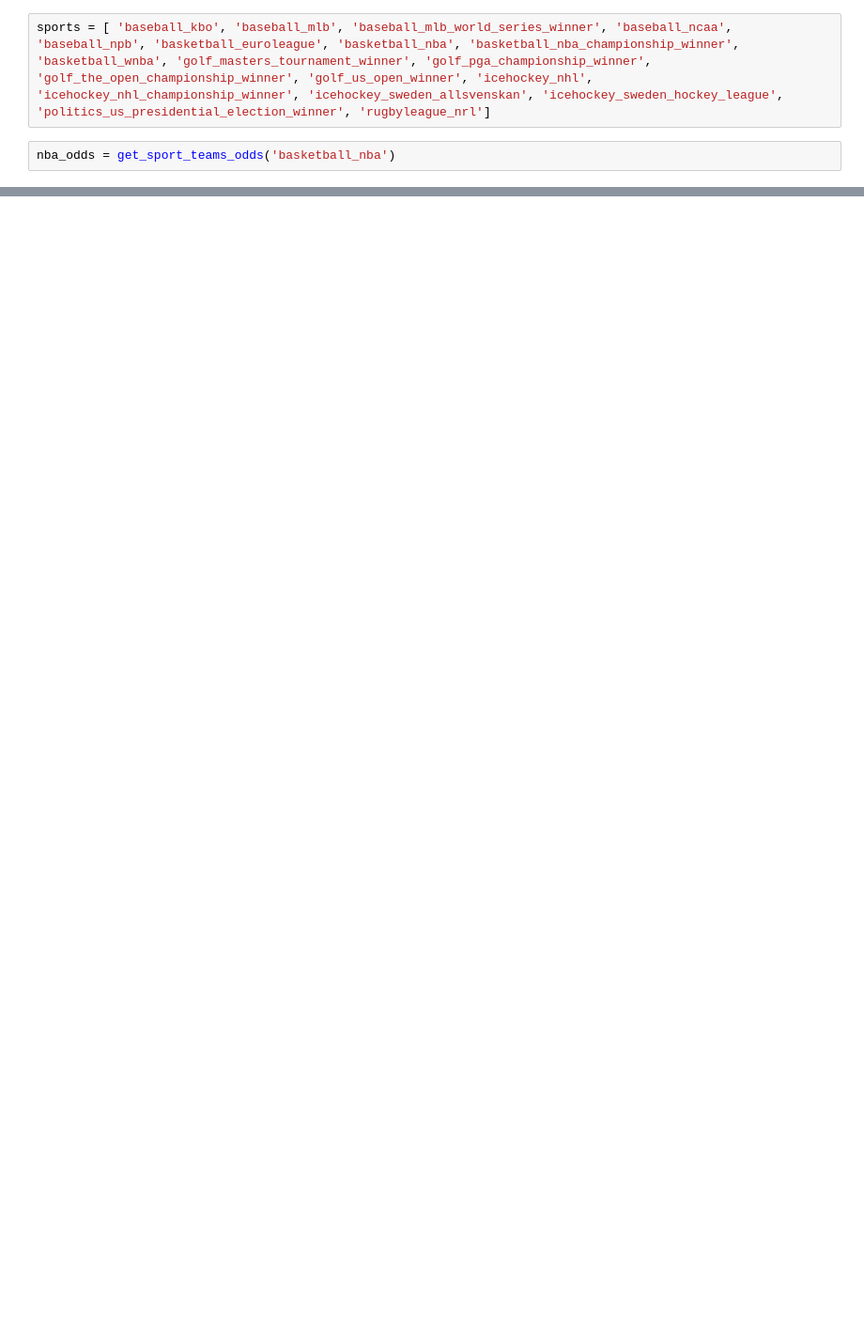
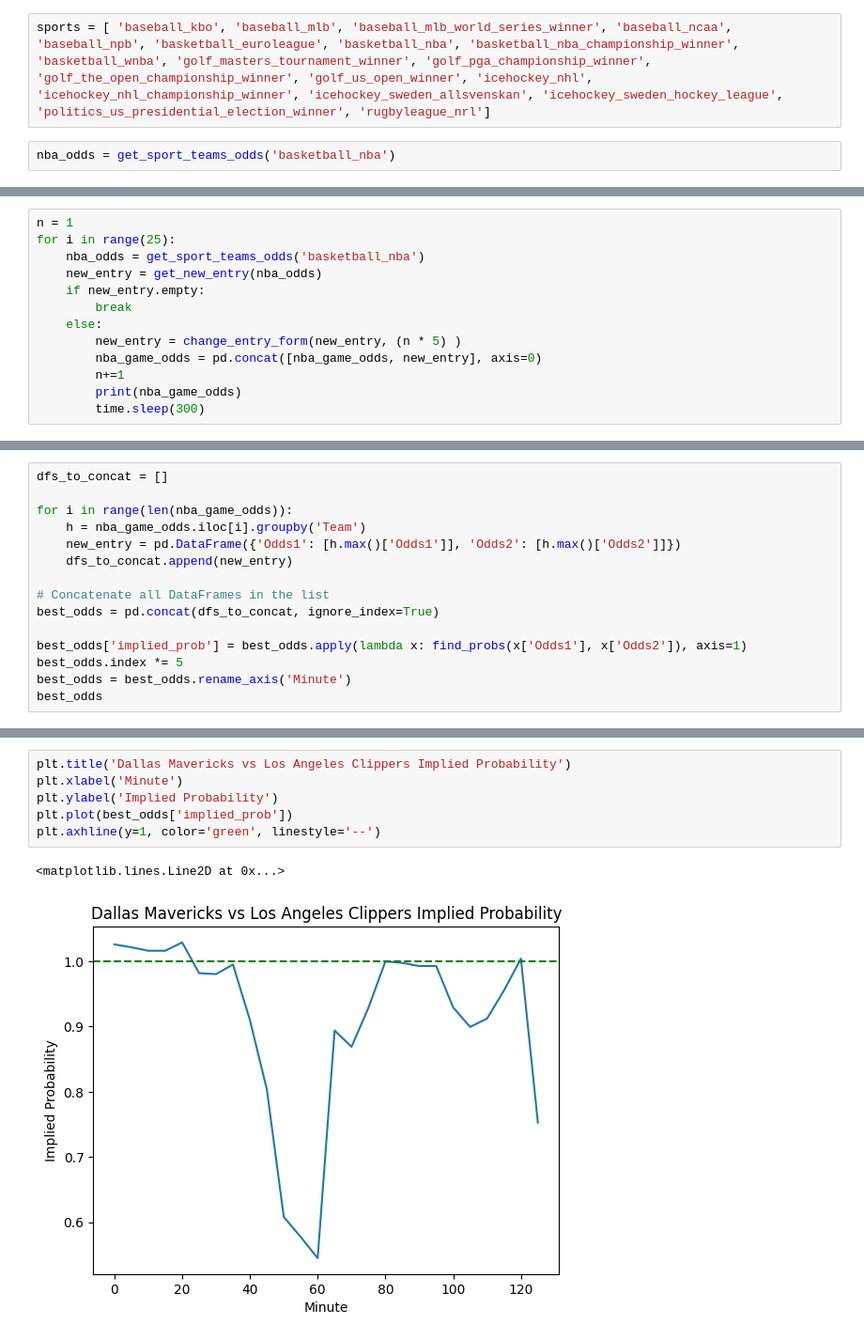
Before and after one commit to thomas211738/SBA, a Jupyter notebook: scraping.ipynb, the cells around one changed output, grey strips where cells are left out. Shown at 94% size. Saved outputs shown, nothing was run; the diff lists cells and outputs as text; blank space fills up the shorter version.

```diff
--- a/scraping.ipynb
+++ b/scraping.ipynb
@@ -203,0 +166,13 @@ KeyboardInterrupt:
+# %%
+n = 1
+for i in range(25):
+    nba_odds = get_sport_teams_odds('basketball_nba')
+    new_entry = get_new_entry(nba_odds)
+    if new_entry.empty:
+        break
+    else:
+        new_entry = change_entry_form(new_entry, (n * 5) )
+        nba_game_odds = pd.concat([nba_game_odds, new_entry], axis=0)
+        n+=1
+        print(nba_game_odds)
+        time.sleep(300)
@@ -203,0 +220,15 @@ KeyboardInterrupt:
+# %%
+dfs_to_concat = []
+
+for i in range(len(nba_game_odds)):
+    h = nba_game_odds.iloc[i].groupby('Team')
+    new_entry = pd.DataFrame({'Odds1': [h.max()['Odds1']], 'Odds2': [h.max()['Odds2']]})
+    dfs_to_concat.append(new_entry)
+
+# Concatenate all DataFrames in the list
+best_odds = pd.concat(dfs_to_concat, ignore_index=True)
+
+best_odds['implied_prob'] = best_odds.apply(lambda x: find_probs(x['Odds1'], x['Odds2']), axis=1)
+best_odds.index *= 5
+best_odds = best_odds.rename_axis('Minute')
+best_odds
@@ -203,0 +271,9 @@ KeyboardInterrupt:
+# %%
+plt.title('Dallas Mavericks vs Los Angeles Clippers Implied Probability')
+plt.xlabel('Minute')
+plt.ylabel('Implied Probability')
+plt.plot(best_odds['implied_prob'])
+plt.axhline(y=1, color='green', linestyle='--')
+# %% [output]
+<matplotlib.lines.Line2D at 0x...>
+[figure, added]
```
Also changed, not shown: parts of 13 cells of this notebook.
